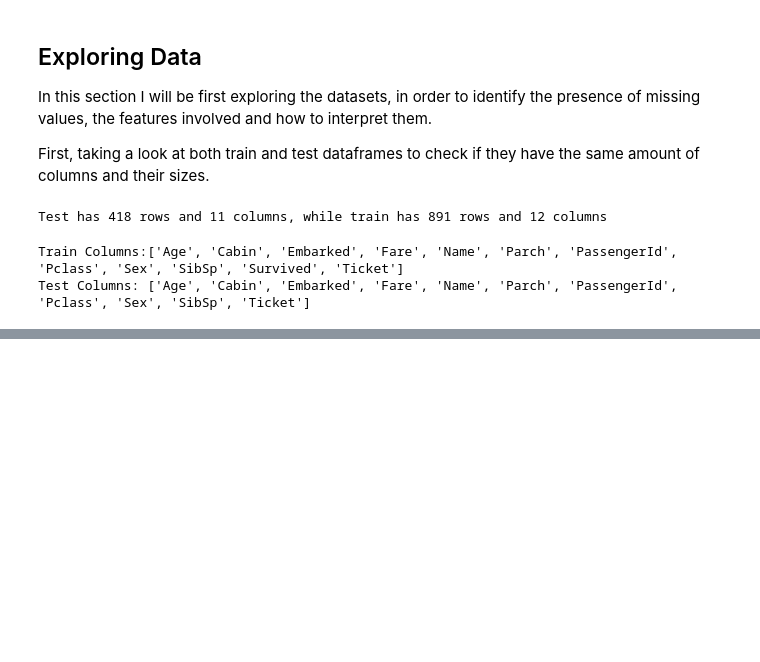
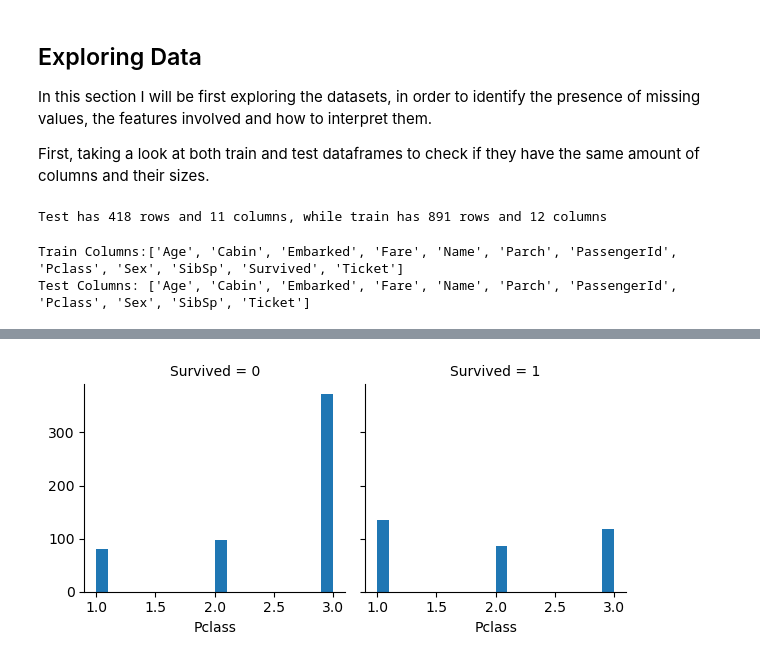
Before and after one commit to henriqueetges/TitanicPrediction, a Jupyter notebook: Notebook.ipynb, the cells around one changed output, grey strips where cells are left out. Drawn from its saved outputs; the diff is of its cells as text; code cells hidden in the pictures; blank space fills up the shorter version.

```diff
--- a/Notebook.ipynb
+++ b/Notebook.ipynb
@@ -58,0 +83,10 @@ NameError: name 'DataFrame' is not defined
+# %%
+import seaborn as sns
+import matplotlib.pyplot as plt
+
+g = sns.FacetGrid(train_df, col='Survived')
+g.map(plt.hist, 'Pclass', bins=20)
+g.add_legend()
+plt.show()
+# %% [output]
+[figure, added]
```
Also changed, not shown: parts of 12 cells of this notebook.
